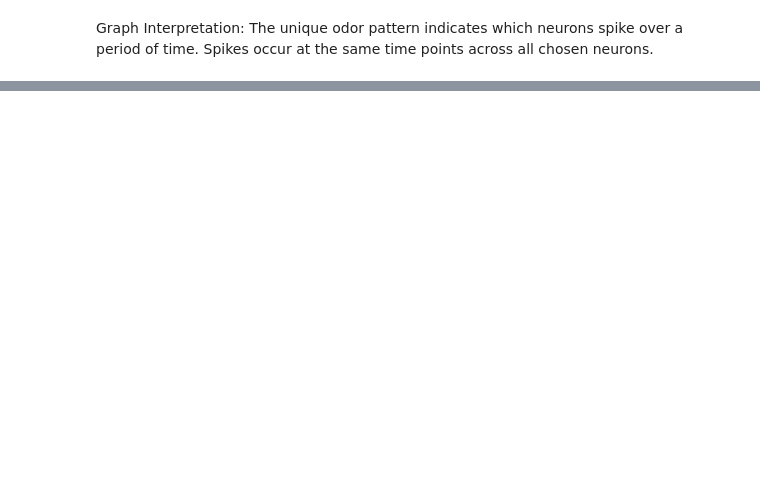
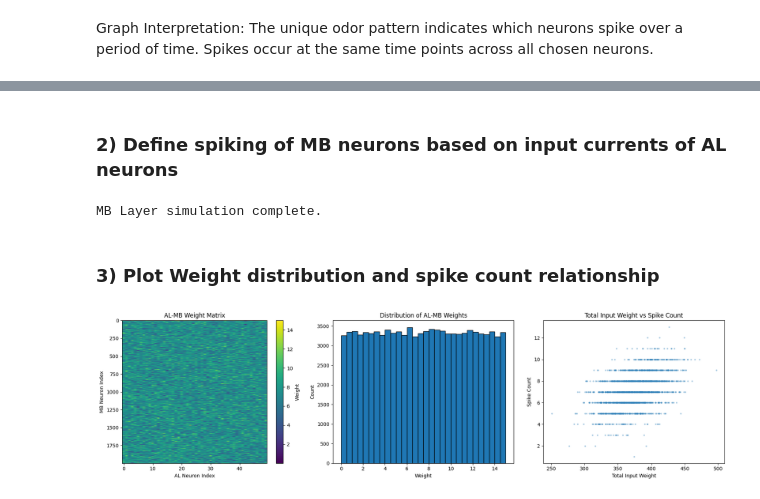
Before and after one commit to laurdang/NE593-Final-Project, a Jupyter notebook: model_with_LIF.ipynb, the cells around one changed output, grey strips where cells are left out. Saved outputs shown, nothing was run; the diff lists cells and outputs as text; code cells hidden in the pictures; blank space fills up the shorter version.

```diff
--- a/model_with_LIF.ipynb
+++ b/model_with_LIF.ipynb
@@ -324,0 +274,51 @@ Less active MB neuron (spiked less frequently): 1083
+# %% [markdown]
+### 2) Define spiking of MB neurons based on input currents of AL neurons
+# %%
+# Set parameters
+tau_syn = 0.2 # time constant tau = 0.2s
+# Set I, V and spike arrays to be an array of zeros of the number of mushroom body neurons by length of t.
+I_MB = np.zeros((N_MB, len(t)))
+V_MB = np.zeros((N_MB, len(t)))
+spikes_MB = np.zeros((N_MB, len(t)))
+# random n_mb x n_al matrix of weights, 15 is arbitrarily set for neurons to spike. current model doesn't have updated weight adjustment
+weights_AL_MB = rng.random((N_MB, N_AL)) * 15
+
+# Define spiking for current of MB Layer
+for n in range(N_MB): # Loop over every mushroom body neuron
+    for j in range(N_AL): # Loop over every antennal lobe neuron
+        I_MB[n] += alpha_current(t, AL_spikes[j], weights_AL_MB[n, j], tau_syn) # adds alpha current from current AL neuron with adjusted weight matrix
+
+    V_MB[n], spikes_MB[n] = LIF(I_MB[n], V_MB[n], dt)
+    #print(f"MB Neuron {n} spike times: {t[spikes_MB[n] == 1]}")  # Print the spike times for each MB neuron
+print("MB Layer simulation complete.")
+# %% [output]
+MB Layer simulation complete.
+# %% [markdown]
+### 3) Plot Weight distribution and spike count relationship
+# %%
+fig, axes = plt.subplots(1, 3, figsize=(18, 5))
+
+# Left: heatmap of AL-MB weights
+im = axes[0].imshow(weights_AL_MB, aspect='auto', cmap='viridis')
+axes[0].set_xlabel('AL Neuron Index')
+axes[0].set_ylabel('MB Neuron Index')
+axes[0].set_title('AL-MB Weight Matrix')
+plt.colorbar(im, ax=axes[0], label='Weight')
+
+# Middle: histogram of all weights
+axes[1].hist(weights_AL_MB.flatten(), bins=30, edgecolor='black')
+axes[1].set_xlabel('Weight')
+axes[1].set_ylabel('Count')
+axes[1].set_title('Distribution of AL-MB Weights')
+
+# Right: scatter plot of total input current vs spike count
+total_input_current = np.sum(weights_AL_MB, axis=1)
+axes[2].scatter(total_input_current, spike_counts, alpha=0.3, s=5)
+axes[2].set_xlabel('Total Input Weight')
+axes[2].set_ylabel('Spike Count')
+axes[2].set_title('Total Input Weight vs Spike Count')
+
+plt.tight_layout()
+plt.show()
+# %% [output]
+[figure, added]
```
Also changed, not shown: parts of 39 cells of this notebook, 4 other files.
